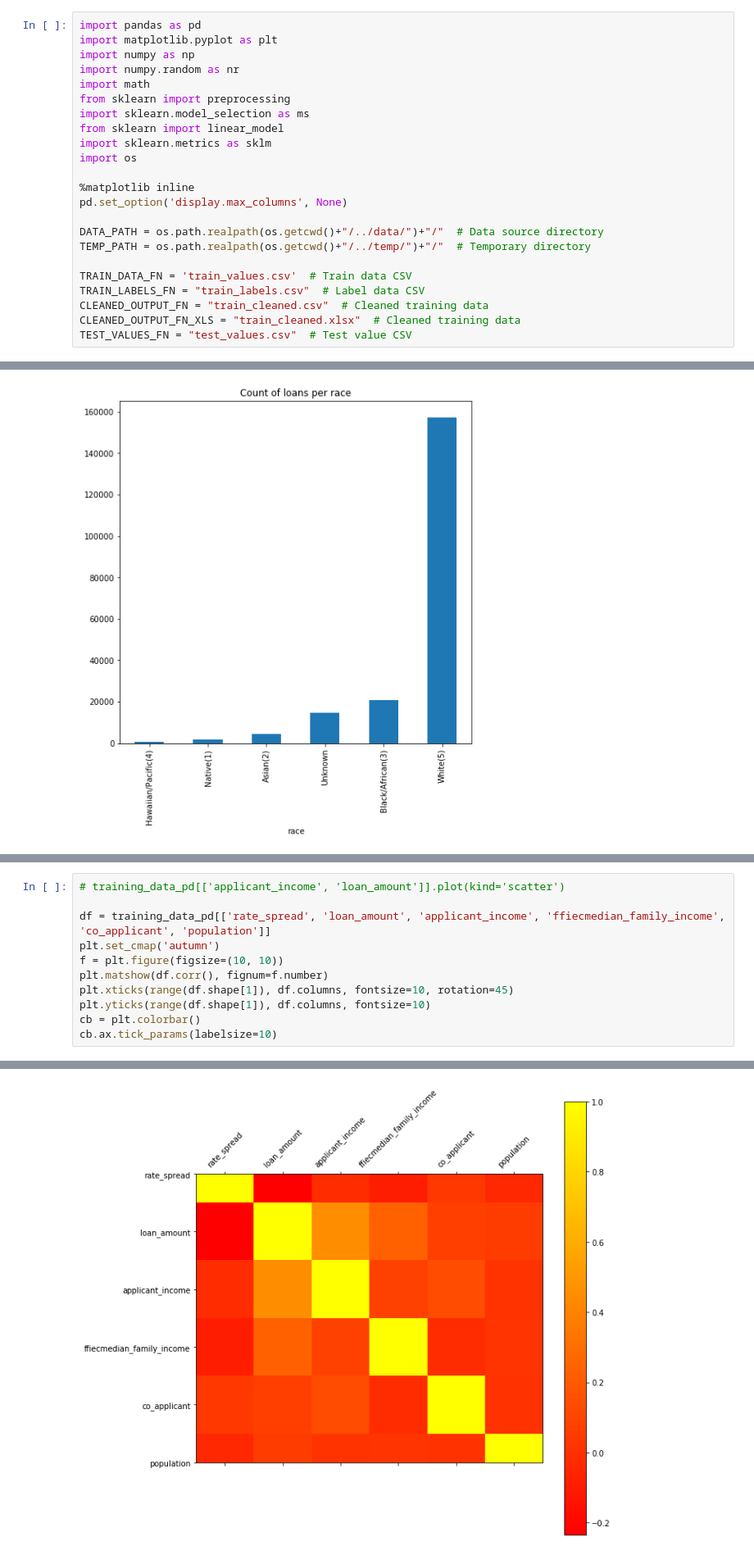
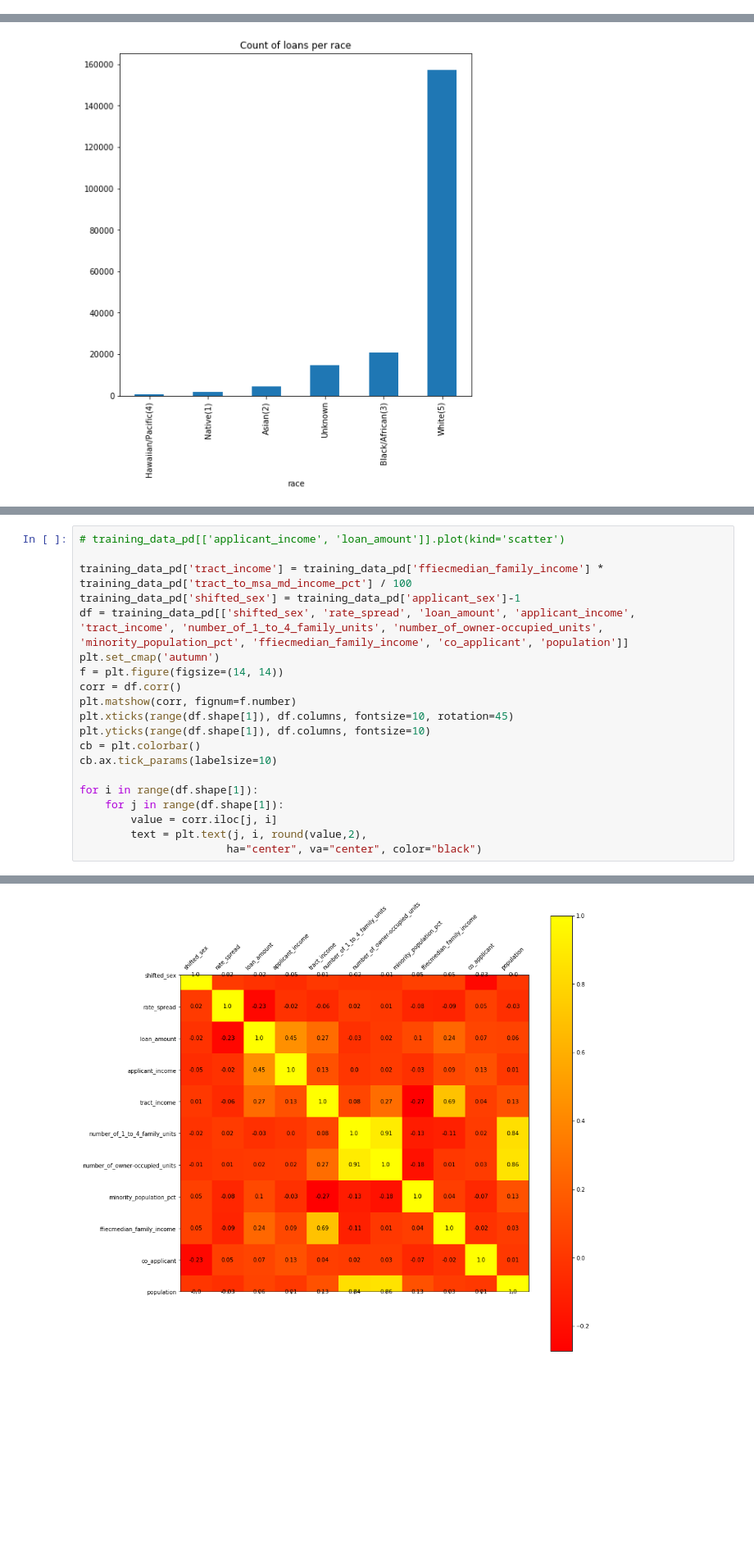
Before and after one commit to Alyxion/MPPDataScience, a Jupyter notebook: notebooks/MPPDataScience_1_Insights.ipynb, the cells around one changed output, grey strips where cells are left out. Shown: that part at 82% size. Saved outputs shown, nothing was run; the diff lists cells and outputs as text; blank space fills up the shorter version.

```diff
--- a/notebooks/MPPDataScience_1_Insights.ipynb
+++ b/notebooks/MPPDataScience_1_Insights.ipynb
@@ -11,26 +11,3 @@ The goal of this project is to analyze the rate spread of mortgage applications
 This Jupyter notebook shall give first insights into the data, clean it and prepare it for further processing.
 
 It exports the cleaned and label enhanced data into temp/train_cleaned.xlsx
-# %%
-import pandas as pd
-import matplotlib.pyplot as plt
-import numpy as np
-import numpy.random as nr
-import math
-from sklearn import preprocessing
-import sklearn.model_selection as ms
-from sklearn import linear_model
-import sklearn.metrics as sklm
-import os
-
-%matplotlib inline
-pd.set_option('display.max_columns', None)
-
-DATA_PATH = os.path.realpath(os.getcwd()+"/../data/")+"/"  # Data source directory
-TEMP_PATH = os.path.realpath(os.getcwd()+"/../temp/")+"/"  # Temporary directory
-
-TRAIN_DATA_FN = 'train_values.csv'  # Train data CSV
-TRAIN_LABELS_FN = "train_labels.csv"  # Label data CSV
-CLEANED_OUTPUT_FN = "train_cleaned.csv"  # Cleaned training data
-CLEANED_OUTPUT_FN_XLS = "train_cleaned.xlsx"  # Cleaned training data
-TEST_VALUES_FN = "test_values.csv"  # Test value CSV
@@ -473,14 +461,23 @@ plt.show()
 # %%
 # training_data_pd[['applicant_income', 'loan_amount']].plot(kind='scatter')
 
-df = training_data_pd[['rate_spread', 'loan_amount', 'applicant_income', 'ffiecmedian_family_income', 'co_applicant', 'population']]
+training_data_pd['tract_income'] = training_data_pd['ffiecmedian_family_income'] * training_data_pd['tract_to_msa_md_income_pct'] / 100
+training_data_pd['shifted_sex'] = training_data_pd['applicant_sex']-1
+df = training_data_pd[['shifted_sex', 'rate_spread', 'loan_amount', 'applicant_income', 'tract_income', 'number_of_1_to_4_family_units', 'number_of_owner-occupied_units', 'minority_population_pct', 'ffiecmedian_family_income', 'co_applicant', 'population']]
 plt.set_cmap('autumn')
-f = plt.figure(figsize=(10, 10))
-plt.matshow(df.corr(), fignum=f.number)
+f = plt.figure(figsize=(14, 14))
+corr = df.corr()
+plt.matshow(corr, fignum=f.number)
 plt.xticks(range(df.shape[1]), df.columns, fontsize=10, rotation=45)
 plt.yticks(range(df.shape[1]), df.columns, fontsize=10)
 cb = plt.colorbar()
 cb.ax.tick_params(labelsize=10)
+
+for i in range(df.shape[1]):
+    for j in range(df.shape[1]):
+        value = corr.iloc[j, i]
+        text = plt.text(j, i, round(value,2),
+                       ha="center", va="center", color="black")
 # %% [output]
 <Figure size 432x288 with 0 Axes>
-[figure, old version]
+[figure, new version]
```
Also changed, not shown: parts of 19 cells of this notebook, 4 other files.
